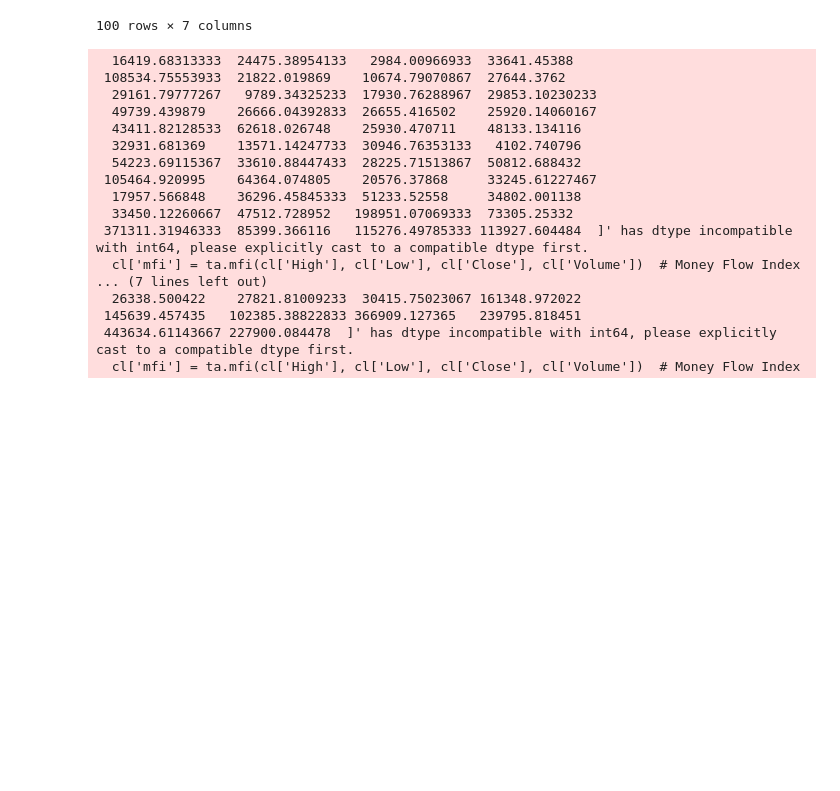
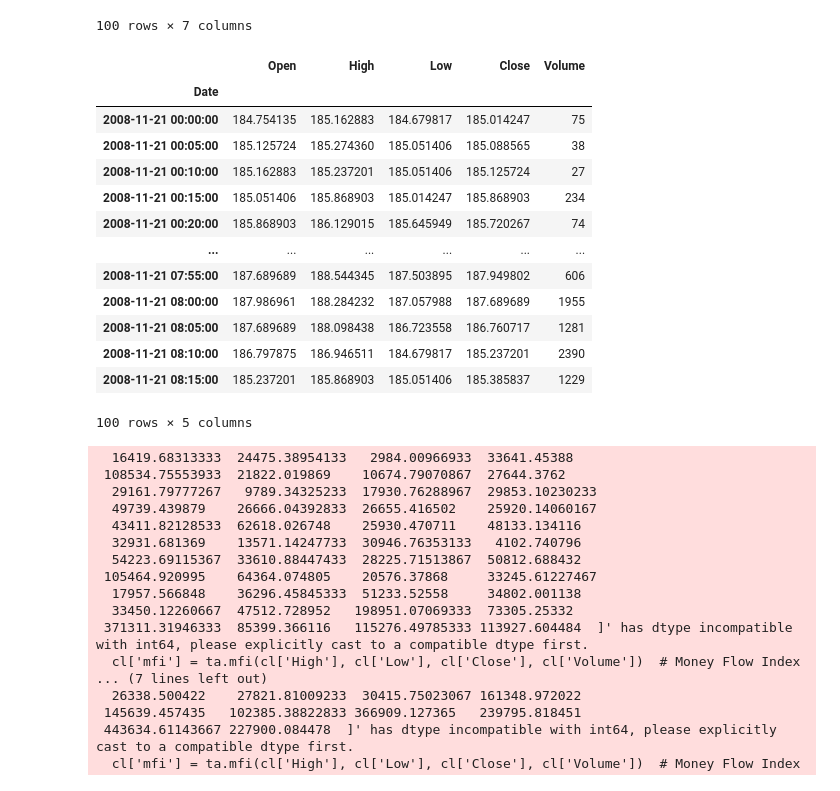
Before and after one commit to bwang008/CL_Analyst, a Jupyter notebook: Test_Data_Reading.ipynb, the cells around one changed output. Saved outputs shown, nothing was run; the diff lists cells and outputs as text; code cells hidden in the pictures; blank space fills up the shorter version.

```diff
--- a/Test_Data_Reading.ipynb
+++ b/Test_Data_Reading.ipynb
@@ -155,6 +160,23 @@ cl = cl.set_index('Date')
 
 #Drop Day + Time
 cl = cl.drop(['Day','Time'],axis=1)
+# %%
+cl
+# %% [output]
+|  | Open | High | Low | Close | Volume |
+| Date |  |  |  |  |  |
+| 2008-11-21 00:00:00 | 184.754135 | 185.162883 | 184.679817 | 185.014247 | 75 |
+| 2008-11-21 00:05:00 | 185.125724 | 185.274360 | 185.051406 | 185.088565 | 38 |
+| 2008-11-21 00:10:00 | 185.162883 | 185.237201 | 185.051406 | 185.125724 | 27 |
+| 2008-11-21 00:15:00 | 185.051406 | 185.868903 | 185.014247 | 185.868903 | 234 |
+| 2008-11-21 00:20:00 | 185.868903 | 186.129015 | 185.645949 | 185.720267 | 74 |
+| ... | ... | ... | ... | ... | ... |
+| 2008-11-21 07:55:00 | 187.689689 | 188.544345 | 187.503895 | 187.949802 | 606 |
+| 2008-11-21 08:00:00 | 187.986961 | 188.284232 | 187.057988 | 187.689689 | 1955 |
+| 2008-11-21 08:05:00 | 187.689689 | 188.098438 | 186.723558 | 186.760717 | 1281 |
+| 2008-11-21 08:10:00 | 186.797875 | 186.946511 | 184.679817 | 185.237201 | 2390 |
+| 2008-11-21 08:15:00 | 185.237201 | 185.868903 | 185.051406 | 185.385837 | 1229 |
+100 rows × 5 columns
 # %%
 # Add indicators to the DataFrame
 cl['sma_10'] = ta.sma(cl['Close'], length=10)  # Simple Moving Average
```
Also changed, not shown: parts of 2 cells of this notebook, 17 other files.
